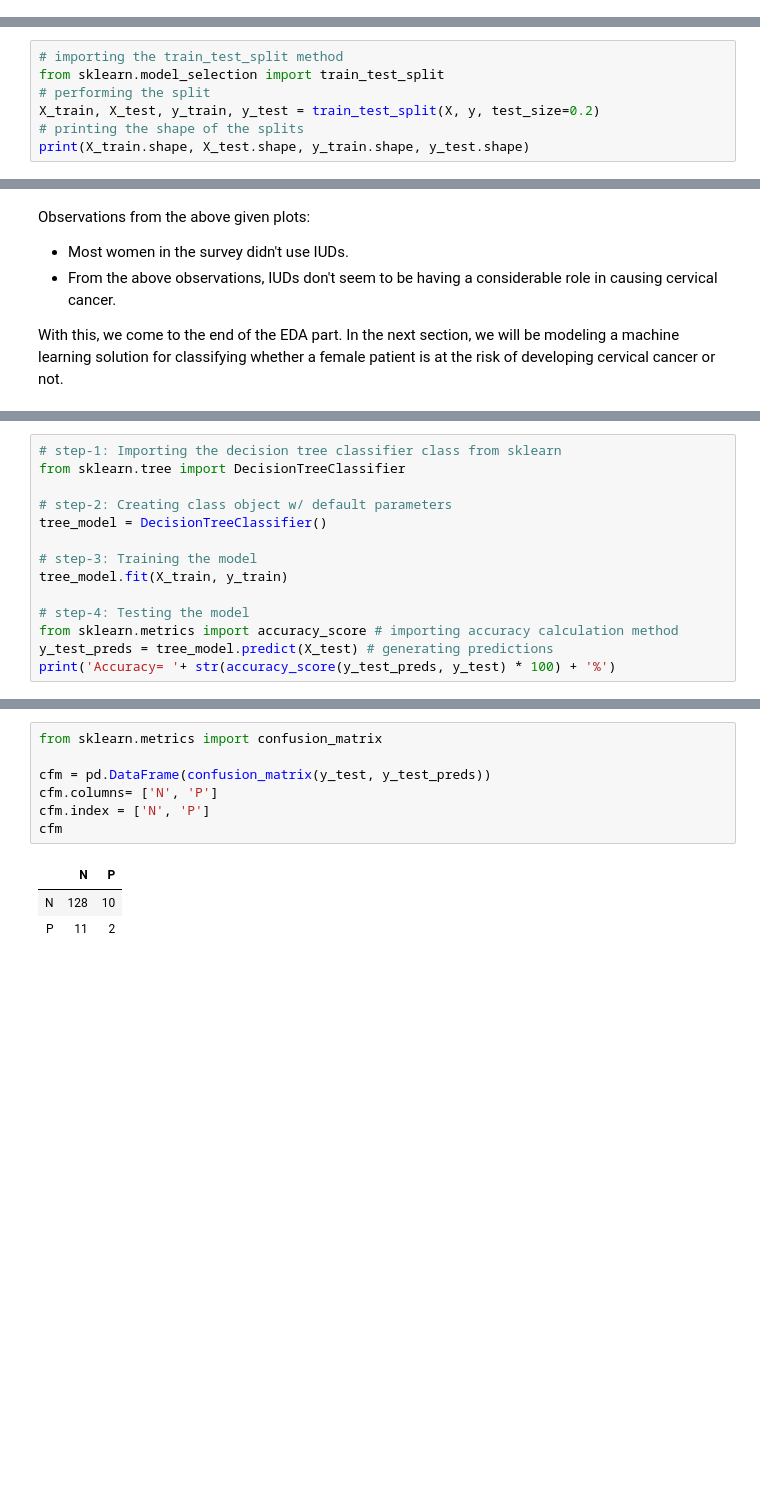
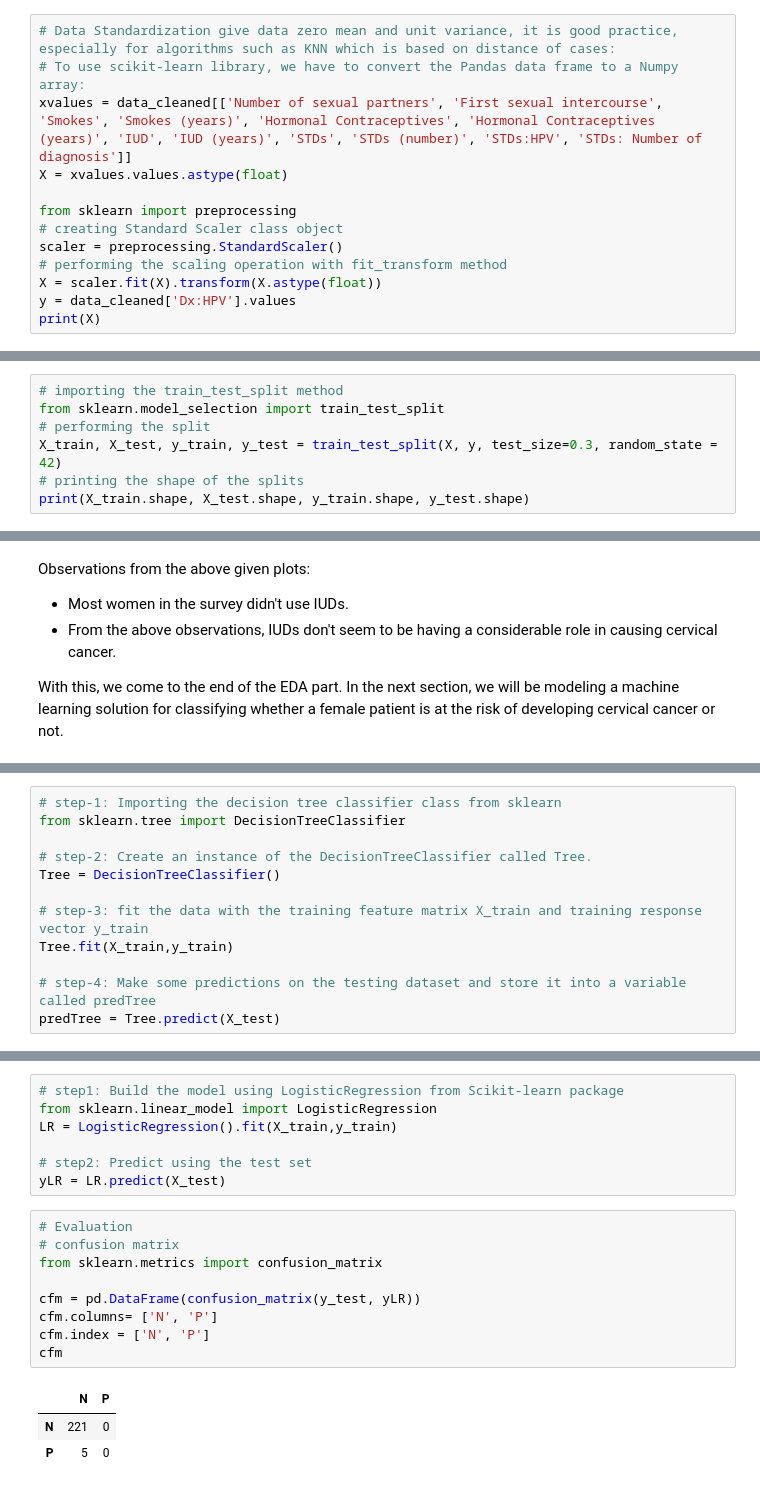
Before and after one commit to GDGCVITBHOPAL/Machine-Learning-Projects, a Jupyter notebook: Cervical-Cancer-Risk/cervicalCancer-ML.ipynb, the cells around one changed output, grey strips where cells are left out. Drawn from its saved outputs; the diff is of its cells as text; blank space fills up the shorter version.

```diff
--- a/Cervical-Cancer-Risk/cervicalCancer-ML.ipynb
+++ b/Cervical-Cancer-Risk/cervicalCancer-ML.ipynb
@@ -187,0 +169,13 @@ print(X)
+# %%
+# Data Standardization give data zero mean and unit variance, it is good practice, especially for algorithms such as KNN which is based on distance of cases:
+# To use scikit-learn library, we have to convert the Pandas data frame to a Numpy array:
+xvalues = data_cleaned[['Number of sexual partners', 'First sexual intercourse', 'Smokes', 'Smokes (years)', 'Hormonal Contraceptives', 'Hormonal Contraceptives (years)', 'IUD', 'IUD (years)', 'STDs', 'STDs (number)', 'STDs:HPV', 'STDs: Number of diagnosis']]
+X = xvalues.values.astype(float)
+
+from sklearn import preprocessing
+# creating Standard Scaler class object
+scaler = preprocessing.StandardScaler()
+# performing the scaling operation with fit_transform method
+X = scaler.fit(X).transform(X.astype(float))
+y = data_cleaned['Dx:HPV'].values
+print(X)
@@ -191,7 +199,7 @@ Now, as the final step of our data preprocessing, let us split the data into tra
 # importing the train_test_split method
 from sklearn.model_selection import train_test_split
 # performing the split
-X_train, X_test, y_train, y_test = train_test_split(X, y, test_size=0.2)
+X_train, X_test, y_train, y_test = train_test_split(X, y, test_size=0.3, random_state = 42)
 # printing the shape of the splits
 print(X_train.shape, X_test.shape, y_train.shape, y_test.shape)
 # %% [output]
@@ -282,13 +297,11 @@ In this section, we will finally train our models and then compare their perform
 # step-1: Importing the decision tree classifier class from sklearn
 from sklearn.tree import DecisionTreeClassifier
 
-# step-2: Creating class object w/ default parameters
-tree_model = DecisionTreeClassifier()
+# step-2: Create an instance of the DecisionTreeClassifier called Tree.
+Tree = DecisionTreeClassifier()
 
-# step-3: Training the model
-tree_model.fit(X_train, y_train)
+# step-3: fit the data with the training feature matrix X_train and training response vector y_train
+Tree.fit(X_train,y_train)
 
-# step-4: Testing the model
-from sklearn.metrics import accuracy_score # importing accuracy calculation method
-y_test_preds = tree_model.predict(X_test) # generating predictions
-print('Accuracy= '+ str(accuracy_score(y_test_preds, y_test) * 100) + '%')
+# step-4: Make some predictions on the testing dataset and store it into a variable called predTree
+predTree = Tree.predict(X_test)
@@ -299,11 +353,20 @@ Now, let us have a look at the confusion matrix for the results.
+# %%
+# step1: Build the model using LogisticRegression from Scikit-learn package
+from sklearn.linear_model import LogisticRegression
+LR = LogisticRegression().fit(X_train,y_train)
+
+# step2: Predict using the test set
+yLR = LR.predict(X_test)
 # %%
+# Evaluation
+# confusion matrix
 from sklearn.metrics import confusion_matrix
 
-cfm = pd.DataFrame(confusion_matrix(y_test, y_test_preds))
+cfm = pd.DataFrame(confusion_matrix(y_test, yLR))
 cfm.columns= ['N', 'P']
 cfm.index = ['N', 'P']
 cfm
 # %% [output]
 |  | N | P |
-| N | 128 | 10 |
-| P | 11 | 2 |
+| N | 221 | 0 |
+| P | 5 | 0 |
```
Also changed, not shown: parts of 51 cells of this notebook.
